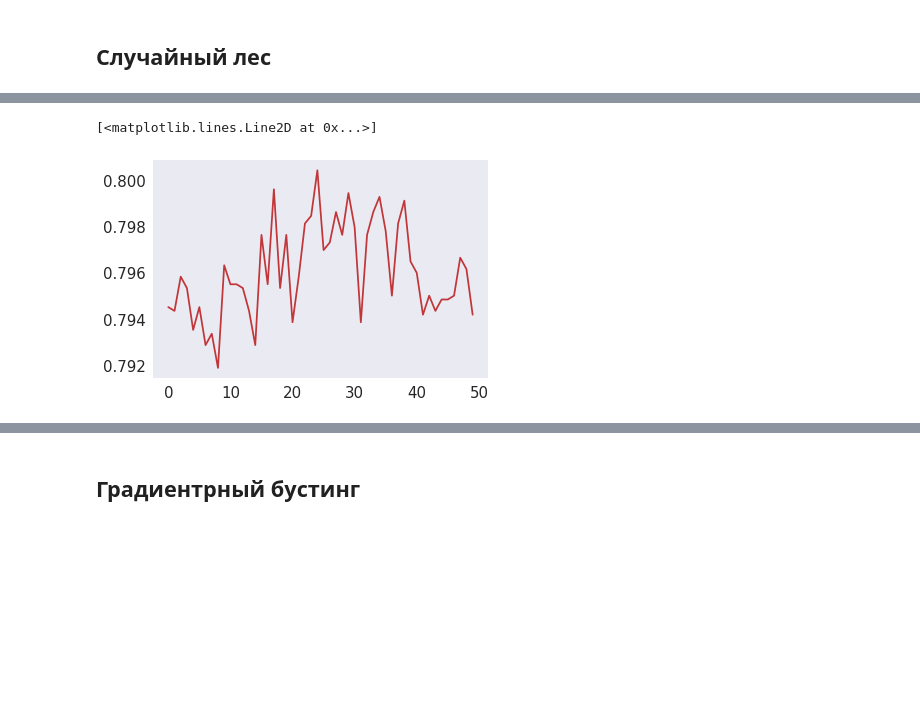
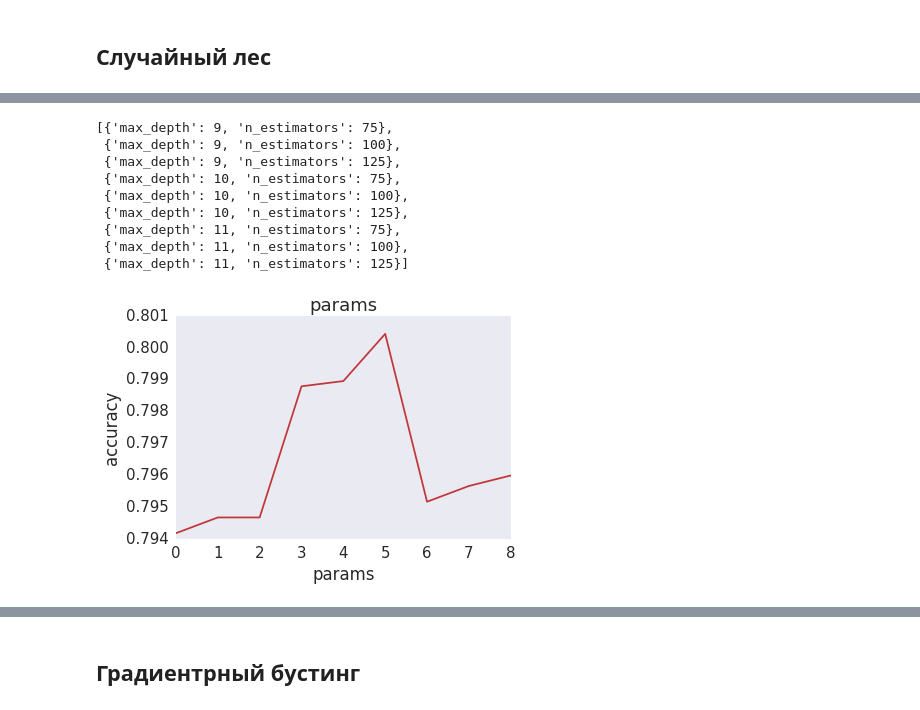
Before and after one commit to Danil328/study, a Jupyter notebook: ML/ML.ipynb, the cells around one changed output, grey strips where cells are left out. Cells and saved outputs as stored; diff of their text form; code cells hidden in the pictures; blank space fills up the shorter version.

```diff
--- a/ML/ML.ipynb
+++ b/ML/ML.ipynb
@@ -101,0 +115,14 @@ sns.heatmap(train.corr(method='spearman'));
+# %%
+# integer encode
+integer_encoded = label_encoder.fit_transform(train['taxactionSystem']).astype('int')
+print integer_encoded[:5]
+train['taxactionSystem']=integer_encoded
+# binary encode Не зашло
+#onehot_encoder = OneHotEncoder(sparse=False)
+#integer_encoded = integer_encoded.reshape(len(integer_encoded), 1)
+#onehot_encoded = onehot_encoder.fit_transform(integer_encoded)
+#print(onehot_encoded[:5])
+
+# invert first example
+#inverted = label_encoder.inverse_transform([np.argmax(onehot_encoded[0, :])])
+#print(inverted)
@@ -116,3 +139,0 @@ print(dict(enumerate(label_encoder.classes_)))
-# %%
-train['taxactionSystem'] = label_encoder.fit_transform(train['taxactionSystem']).astype('int')
-train.head()
@@ -132,14 +158,15 @@ from sklearn.pipeline import Pipeline
 
 lr=LogisticRegression(n_jobs=4)
 lr_pipe = Pipeline([('scaler', StandardScaler()), ('lr', LogisticRegression(n_jobs=-1))])
-lr_params = {'lr__C':np.logspace(-3, 1, 10)}
+lr_params = {'lr__C':np.logspace(-8, 1, 10)}
 lr_grid = GridSearchCV(lr_pipe, lr_params,
                          cv=5, n_jobs=-1,
-                        verbose=True)
+                        verbose=True,scoring='accuracy')
 lr_grid.fit(train_X, train_y)
 lr_pred=lr_grid.predict(test_X)
 print (lr_grid.best_params_, lr_grid.best_score_)
 print accuracy_score(test_y, lr_pred)
 print roc_auc_score(test_y, lr_pred)
+getROC_AUC(lr_grid,test_X,test_y)
 # %% [output]
 Fitting 5 folds for each of 10 candidates, totalling 50 fits
@@ -150,18 +187,17 @@ Fitting 5 folds for each of 10 candidates, totalling 50 fits
 # %% [markdown]
 ## Случайный лес
 # %%
-rnd_forest=RandomForestClassifier(n_jobs=-1)
-forest_params = {'max_depth': range(7, 12)
-                #,'max_features': range(5, len(train.columns), 1)
-                ,'n_estimators':range(70,120,5)
+rnd_forest=RandomForestClassifier(n_jobs=-1,random_state=42,oob_score=False)
+forest_params = {'max_depth': [9,10,11]
+                #,'max_features': [4, 7, 10, 14]
+                #,'min_samples_leaf':[1, 5, 7, 10]
+                ,'n_estimators':[75, 100, 125]
                 }
 forest_grid=GridSearchCV(rnd_forest,forest_params,verbose=True,n_jobs=-1)
 forest_grid.fit(train_X,train_y)
 print (forest_grid.best_params_)
 
 pred_forest=forest_grid.predict(test_X)
-print (pred_forest[:10])
-print (test_y[:10].values)
 print accuracy_score(test_y,pred_forest)
 print roc_auc_score(test_y, pred_forest)
 # %% [output]
@@ -176,5 +209,18 @@ Fitting 3 folds for each of 50 candidates, totalling 150 fits
 # %%
+plt.title("params")
 plt.plot(forest_grid.cv_results_['mean_test_score'])
+plt.ylabel('accuracy')
+plt.xlabel('params')
+
+forest_grid.cv_results_['params']
 # %% [output]
-[<matplotlib.lines.Line2D at 0x...>]
+[{'max_depth': 9, 'n_estimators': 75},
+ {'max_depth': 9, 'n_estimators': 100},
+ {'max_depth': 9, 'n_estimators': 125},
+ {'max_depth': 10, 'n_estimators': 75},
+ {'max_depth': 10, 'n_estimators': 100},
+ {'max_depth': 10, 'n_estimators': 125},
+ {'max_depth': 11, 'n_estimators': 75},
+ {'max_depth': 11, 'n_estimators': 100},
+ {'max_depth': 11, 'n_estimators': 125}]
-[figure, old version]
+[figure, new version]
```
Also changed, not shown: parts of 32 cells of this notebook.
